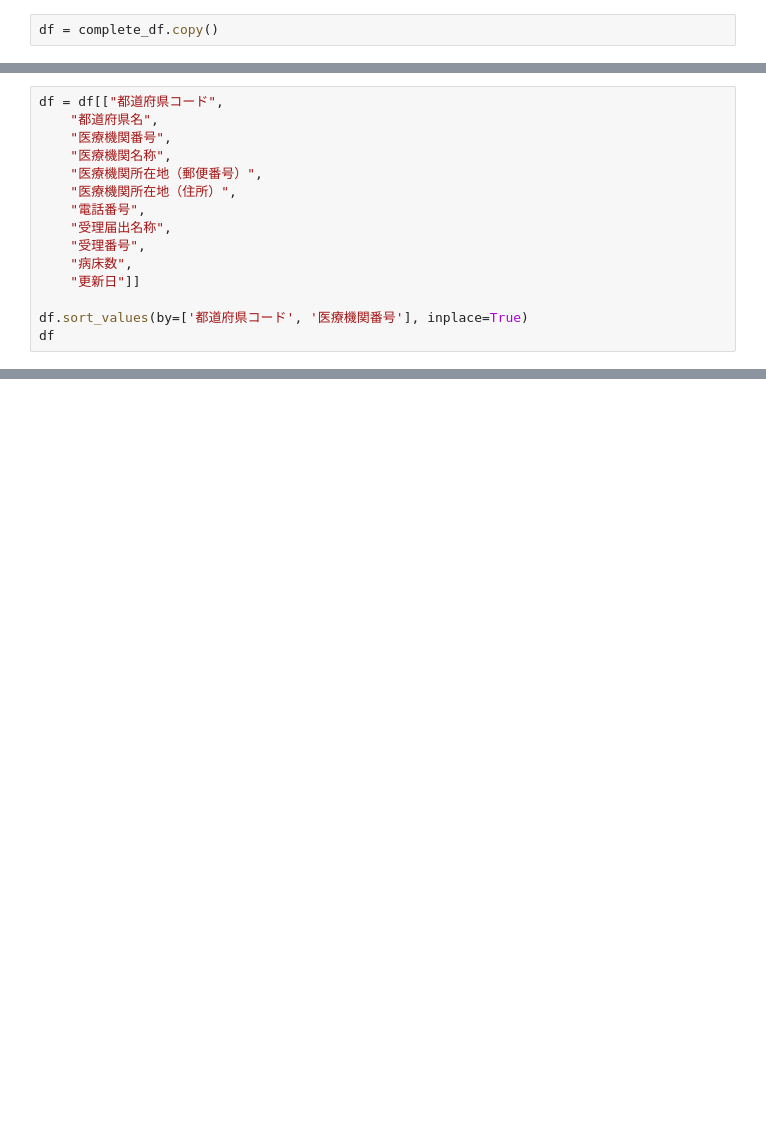
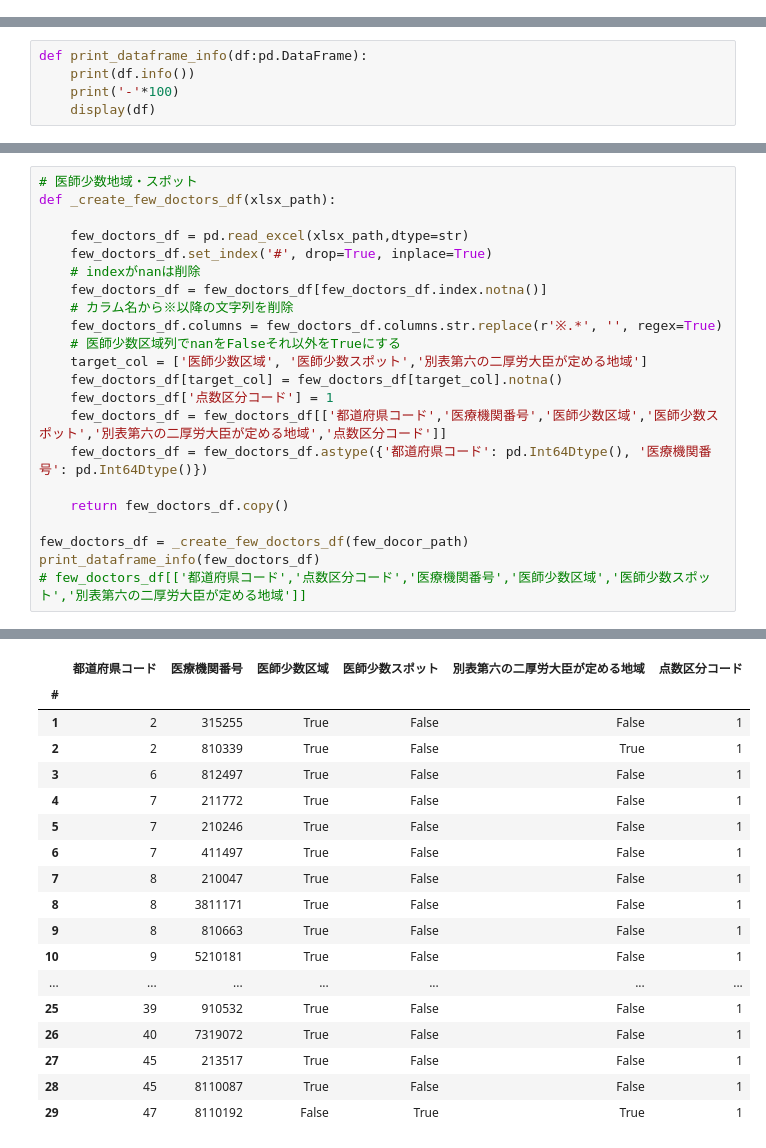
Before and after one commit to MasaHirai-Jinen/Medical_Institution_db_colab, a Jupyter notebook: 医療機関受理届項目別.ipynb, the cells around one changed output, grey strips where cells are left out. Cells and saved outputs as stored; diff of their text form; blank space fills up the shorter version.

```diff
--- a/医療機関受理届項目別.ipynb
+++ b/医療機関受理届項目別.ipynb
@@ -164,2 +2,0 @@ memory usage: 52.5+ MB
-# %%
-df = complete_df.copy()
@@ -254,15 +2,0 @@ df.head()
-# %%
-df = df[["都道府県コード",
-    "都道府県名",
-    "医療機関番号",
-    "医療機関名称",
-    "医療機関所在地（郵便番号）",
-    "医療機関所在地（住所）",
-    "電話番号",
-    "受理届出名称",
-    "受理番号",
-    "病床数",
-    "更新日"]]
-
-df.sort_values(by=['都道府県コード', '医療機関番号'], inplace=True)
-df
@@ -897,0 +28,5 @@ kikan_df.to_excel('kikan_df.xlsx', index=False)
+# %%
+def print_dataframe_info(df:pd.DataFrame):
+    print(df.info())
+    print('-'*100)
+    display(df)
@@ -897,0 +577,23 @@ kikan_df.to_excel('kikan_df.xlsx', index=False)
+# %%
+# 医師少数地域・スポット
+def _create_few_doctors_df(xlsx_path):
+
+    few_doctors_df = pd.read_excel(xlsx_path,dtype=str)
+    few_doctors_df.set_index('#', drop=True, inplace=True)
+    # indexがnanは削除
+    few_doctors_df = few_doctors_df[few_doctors_df.index.notna()]
+    # カラム名から※以降の文字列を削除
+    few_doctors_df.columns = few_doctors_df.columns.str.replace(r'※.*', '', regex=True)
+    # 医師少数区域列でnanをFalseそれ以外をTrueにする
+    target_col = ['医師少数区域', '医師少数スポット','別表第六の二厚労大臣が定める地域']
+    few_doctors_df[target_col] = few_doctors_df[target_col].notna()
+    few_doctors_df['点数区分コード'] = 1
+    few_doctors_df = few_doctors_df[['都道府県コード','医療機関番号','医師少数区域','医師少数スポット','別表第六の二厚労大臣が定める地域','点数区分コード']]
+    few_doctors_df = few_doctors_df.astype({'都道府県コード': pd.Int64Dtype(), '医療機関番号': pd.Int64Dtype()})
+
+    return few_doctors_df.copy()
+
+few_doctors_df = _create_few_doctors_df(few_docor_path)
+print_dataframe_info(few_doctors_df)
+# few_doctors_df[['都道府県コード','点数区分コード','医療機関番号','医師少数区域','医師少数スポット','別表第六の二厚労大臣が定める地域']]
+# %% [output]
@@ -897,0 +615,18 @@ kikan_df.to_excel('kikan_df.xlsx', index=False)
+|  | 都道府県コード | 医療機関番号 | 医師少数区域 | 医師少数スポット | 別表第六の二厚労大臣が定める地域 | 点数区分コード |
+| # |  |  |  |  |  |  |
+| 1 | 2 | 315255 | True | False | False | 1 |
+| 2 | 2 | 810339 | True | False | True | 1 |
+| 3 | 6 | 812497 | True | False | False | 1 |
+| 4 | 7 | 211772 | True | False | False | 1 |
+| 5 | 7 | 210246 | True | False | False | 1 |
+| 6 | 7 | 411497 | True | False | False | 1 |
+| 7 | 8 | 210047 | True | False | False | 1 |
+| 8 | 8 | 3811171 | True | False | False | 1 |
+| 9 | 8 | 810663 | True | False | False | 1 |
+| 10 | 9 | 5210181 | True | False | False | 1 |
+| ... | ... | ... | ... | ... | ... | ... |
+| 25 | 39 | 910532 | True | False | False | 1 |
+| 26 | 40 | 7319072 | True | False | False | 1 |
+| 27 | 45 | 213517 | True | False | False | 1 |
+| 28 | 45 | 8110087 | True | False | False | 1 |
+| 29 | 47 | 8110192 | False | True | True | 1 |
```
Also changed, not shown: parts of 72 cells of this notebook.
